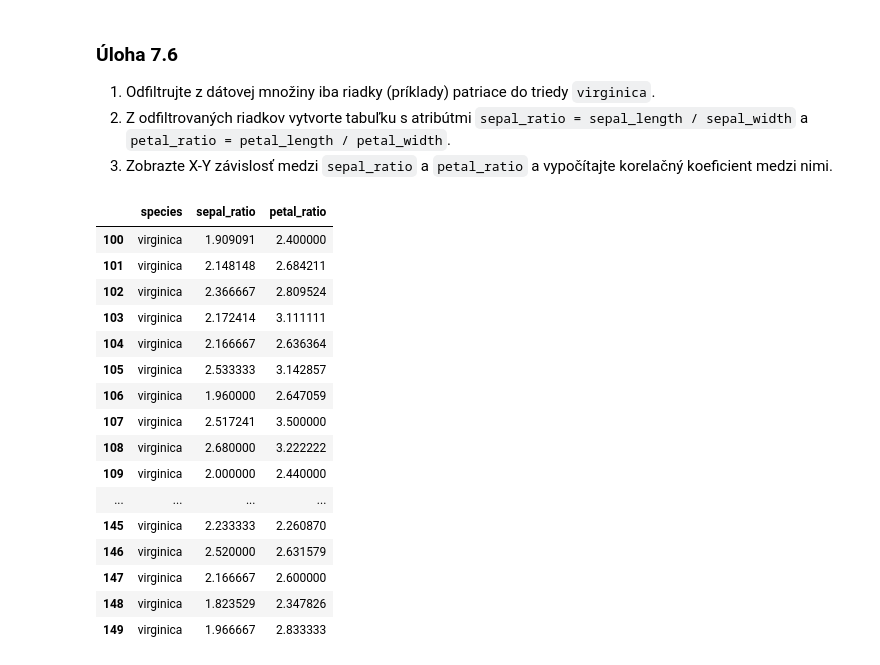
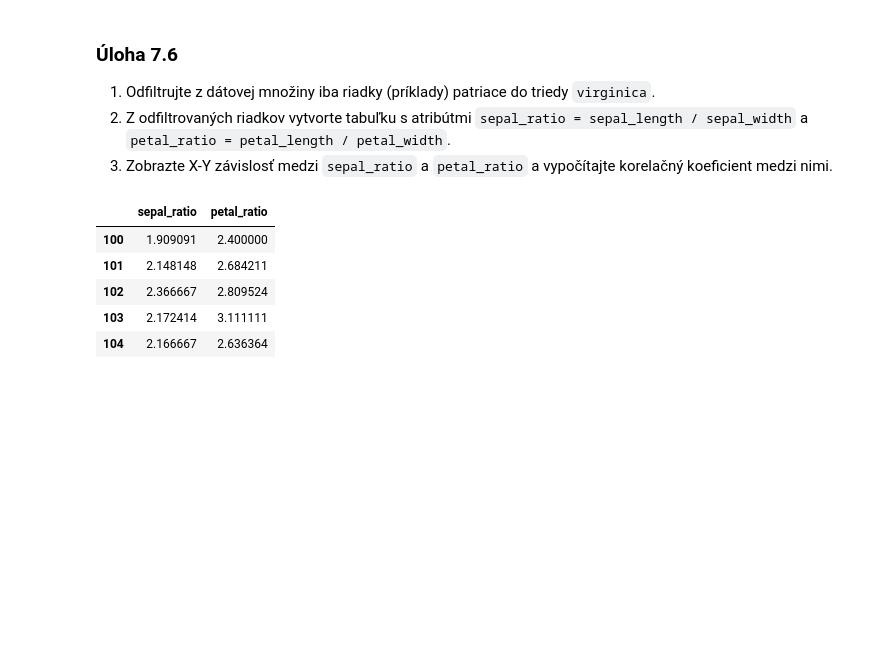
Before and after one commit to Konkolova/WDA, a Jupyter notebook: 7/notebooks - 7/happiness1.ipynb, the cells around one changed output. Saved outputs shown, nothing was run; the diff lists cells and outputs as text; code cells hidden in the pictures; blank space fills up the shorter version.

```diff
--- a/7/notebooks - 7/happiness1.ipynb
+++ b/7/notebooks - 7/happiness1.ipynb
@@ -470,27 +470,20 @@ pd.pivot_table(iris, index="species", values=["sepal_length","sepal_width"], agg
 2. Z odfiltrovaných riadkov vytvorte tabuľku s atribútmi `sepal_ratio = sepal_length / sepal_width` a `petal_ratio = petal_length / petal_width`.
 3. Zobrazte X-Y závislosť medzi `sepal_ratio` a `petal_ratio` a vypočítajte korelačný koeficient medzi nimi.
 # %%
-s = "virginica"
-i_selected.query("species == @s").copy()
-iris["sepal_ratio"] = iris.eval("sepal_length / sepal_width")
-iris["petal_ratio"] = iris.eval("petal_length / petal_width")
-i_selected = iris[["species","sepal_ratio","petal_ratio"]]
+#s = "virginica"
+#i_selected.query("species == @s").copy()
+virginica = iris.query("species == 'virginica'")
+
+virginica_data = pd.DataFrame()
+virginica_data["sepal_ratio"] = virginica.eval("sepal_length / sepal_width")
+virginica_data["petal_ratio"] = virginica.eval("petal_length / petal_width")
+
+virginica_data.head()
 # %% [output]
-|  | species | sepal_ratio | petal_ratio |
-| 100 | virginica | 1.909091 | 2.400000 |
-| 101 | virginica | 2.148148 | 2.684211 |
-| 102 | virginica | 2.366667 | 2.809524 |
-| 103 | virginica | 2.172414 | 3.111111 |
-| 104 | virginica | 2.166667 | 2.636364 |
-| 105 | virginica | 2.533333 | 3.142857 |
-| 106 | virginica | 1.960000 | 2.647059 |
-| 107 | virginica | 2.517241 | 3.500000 |
-| 108 | virginica | 2.680000 | 3.222222 |
-| 109 | virginica | 2.000000 | 2.440000 |
-| ... | ... | ... | ... |
-| 145 | virginica | 2.233333 | 2.260870 |
-| 146 | virginica | 2.520000 | 2.631579 |
-| 147 | virginica | 2.166667 | 2.600000 |
-| 148 | virginica | 1.823529 | 2.347826 |
-| 149 | virginica | 1.966667 | 2.833333 |
+|  | sepal_ratio | petal_ratio |
+| 100 | 1.909091 | 2.400000 |
+| 101 | 2.148148 | 2.684211 |
+| 102 | 2.366667 | 2.809524 |
+| 103 | 2.172414 | 3.111111 |
+| 104 | 2.166667 | 2.636364 |
 # %%
```
Also changed, not shown: parts of 4 cells of this notebook.
